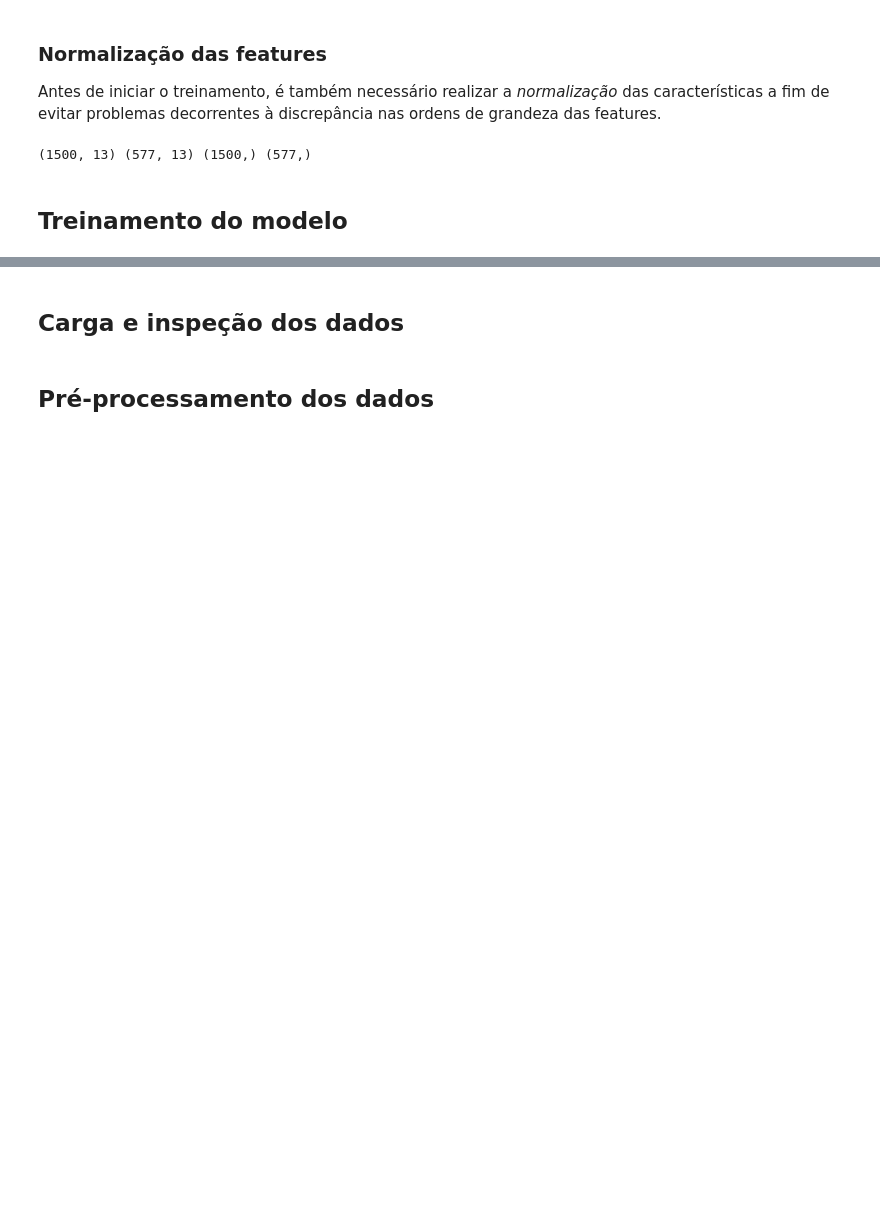
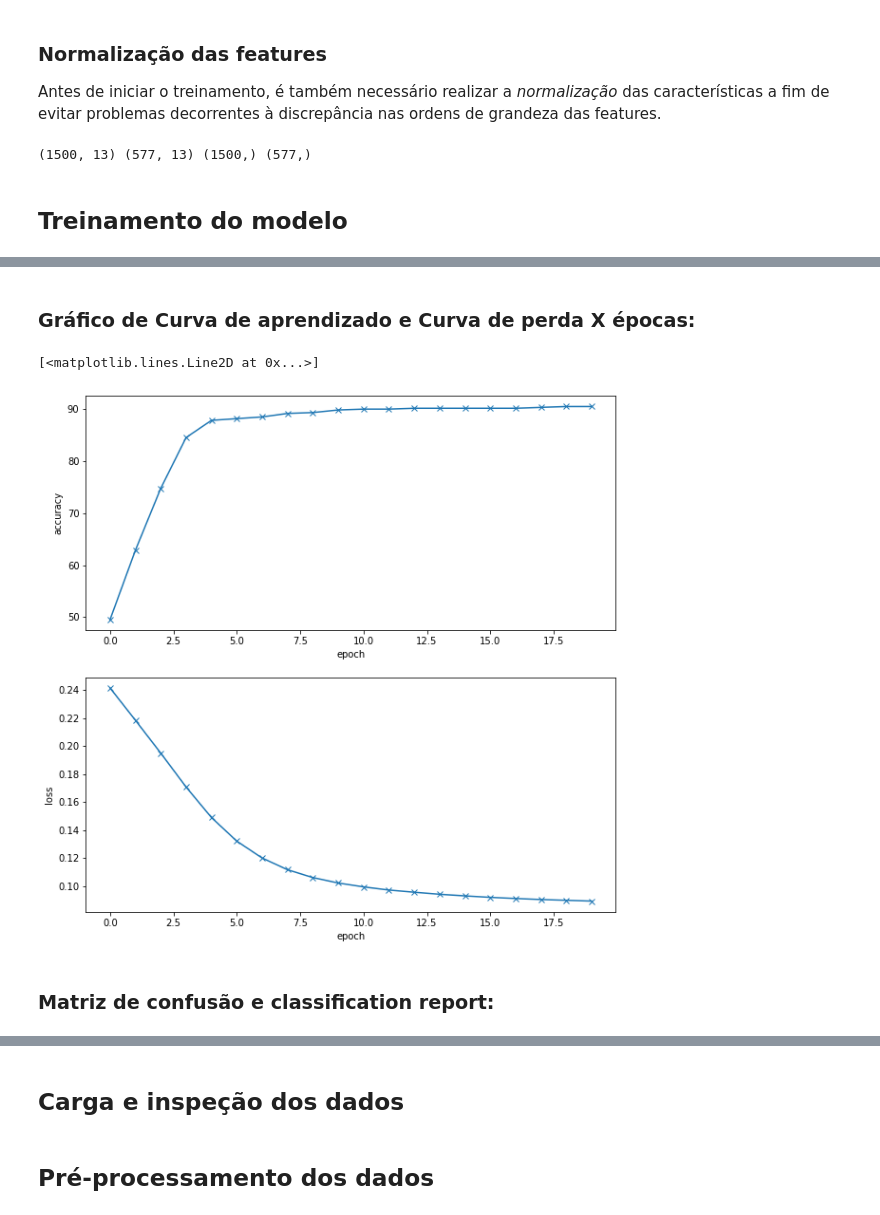
Before and after one commit to leomath42/deep-learning, a Jupyter notebook: T1/DL_T1.ipynb, the cells around one changed output, grey strips where cells are left out. Cells and saved outputs as stored; diff of their text form; code cells hidden in the pictures; blank space fills up the shorter version.

```diff
--- a/T1/DL_T1.ipynb
+++ b/T1/DL_T1.ipynb
@@ -185,0 +195,16 @@ print(X_train_norm.shape, X_test_norm.shape, y_train.shape, y_test.shape)
+# %%
+# transformando numpy arrays em  Tensores do Pytorch
+# Convertendo os datsets de treino e de tests.:
+
+# dataset de treino
+X_train_tensor = torch.from_numpy(X_train_norm).float()
+y_train_tensor = torch.from_numpy(y_train).float().unsqueeze(1)
+
+# dataset de testes
+X_test_tensor = torch.from_numpy(X_test_norm).float()
+y_test_tensor = torch.from_numpy(y_test).float().unsqueeze(1)
+
+print("Tipos de dados de X: {0} e Y: {1}".format(X_test_norm.dtype, y_train.dtype))
+print('Transformando o shape do output de treino:')
+print("treino -> de {0} para {1}".format(torch.from_numpy(y_train).shape, y_train_tensor.shape))
+print("teste ->  de {0} para {1}".format(torch.from_numpy(y_train).shape, y_train_tensor.shape))
@@ -428,0 +387,8 @@ tensor(0.6781, grad_fn=<BinaryCrossEntropyBackward0>)
+# %%
+
+# dation_history.append((loss, _accuracy))
+        # self.validation_history_count += 1
+model = Model(input_size, hidden_size, output_size, mse_loss)
+
+
+traning_model(model, NUM_EPOCHS, LEARNING_RATE, train_dataset_loader, test_dataset_loader)
@@ -428,0 +422,20 @@ tensor(0.6781, grad_fn=<BinaryCrossEntropyBackward0>)
+# %% [markdown]
+### Gráfico de Curva de aprendizado e Curva de perda X épocas:
+# %%
+# seu código aqui
+
+
+accuracies = [result[1] for result in model.evaluate_history]
+losses = [result[0] for result in model.evaluate_history]
+
+fig, axs = plt.subplots(2, figsize=(10, 10))
+
+axs[0].set(xlabel='epoch', ylabel='accuracy')
+axs[0].plot(accuracies, '-x')
+axs[1].set(xlabel='epoch', ylabel='loss')
+axs[1].plot(losses, '-x')
+# %% [output]
+[<matplotlib.lines.Line2D at 0x...>]
+[figure, added]
+# %% [markdown]
+### Matriz de confusão e  classification report:
```
Also changed, not shown: parts of 19 cells of this notebook.
